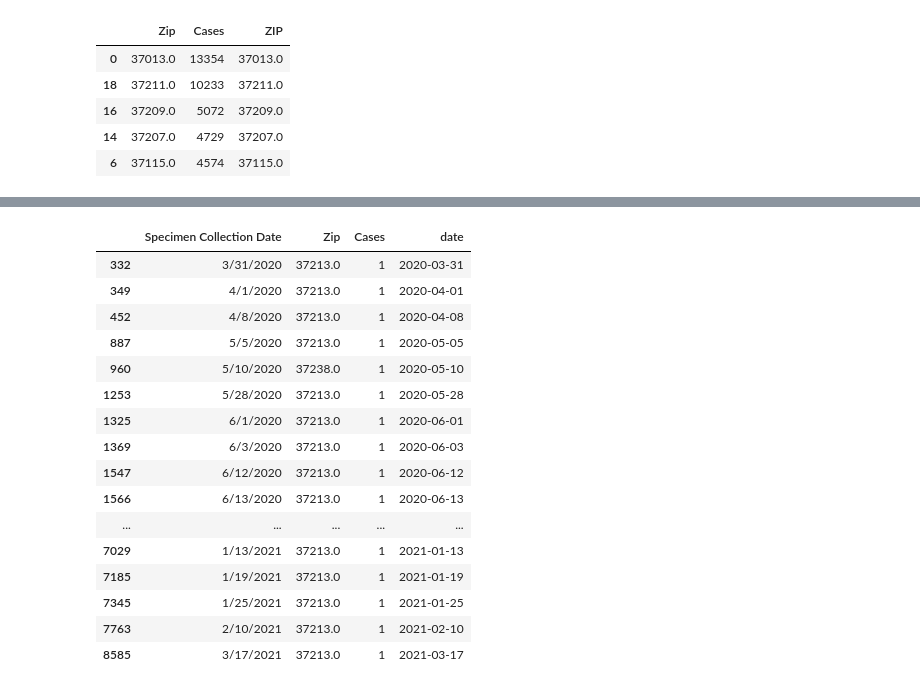
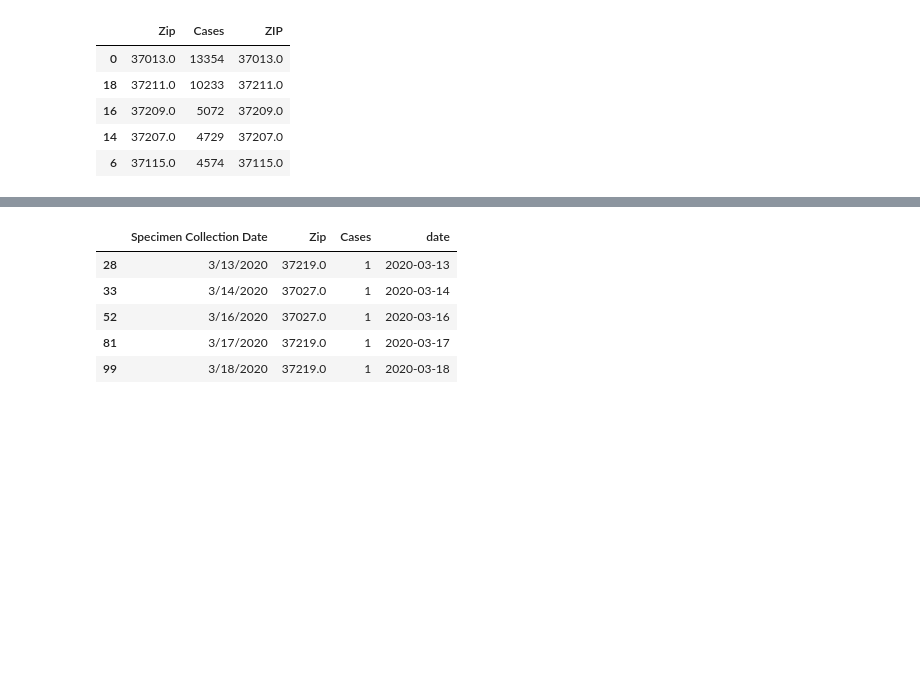
Before and after one commit to Chericehere/nash-covid-cases-vaccines-sky_cranes, a Jupyter notebook: covid.ipynb, the cells around one changed output, grey strips where cells are left out. Saved outputs shown, nothing was run; the diff lists cells and outputs as text; code cells hidden in the pictures; blank space fills up the shorter version.

```diff
--- a/covid.ipynb
+++ b/covid.ipynb
@@ -28,0 +31,3 @@ top_5_z=cases_zip_ord.head(3)
+# %%
+top_5_b=cases_zip_ord.tail(5)
+top_5_b
@@ -46,23 +51,10 @@ case_count_dfff
-# %%
-top_5_b=cases_zip_ord.tail(3)
 # %%
 case_count_bot=case_count_df[case_count_df['Zip'].isin(top_5_b.ZIP)]
-case_count_bot
+case_count_bot.head(5)
 # %% [output]
 |  | Specimen Collection Date | Zip | Cases | date |
-| 332 | 3/31/2020 | 37213.0 | 1 | 2020-03-31 |
-| 349 | 4/1/2020 | 37213.0 | 1 | 2020-04-01 |
-| 452 | 4/8/2020 | 37213.0 | 1 | 2020-04-08 |
-| 887 | 5/5/2020 | 37213.0 | 1 | 2020-05-05 |
-| 960 | 5/10/2020 | 37238.0 | 1 | 2020-05-10 |
-| 1253 | 5/28/2020 | 37213.0 | 1 | 2020-05-28 |
-| 1325 | 6/1/2020 | 37213.0 | 1 | 2020-06-01 |
-| 1369 | 6/3/2020 | 37213.0 | 1 | 2020-06-03 |
-| 1547 | 6/12/2020 | 37213.0 | 1 | 2020-06-12 |
-| 1566 | 6/13/2020 | 37213.0 | 1 | 2020-06-13 |
-| ... | ... | ... | ... | ... |
-| 7029 | 1/13/2021 | 37213.0 | 1 | 2021-01-13 |
-| 7185 | 1/19/2021 | 37213.0 | 1 | 2021-01-19 |
-| 7345 | 1/25/2021 | 37213.0 | 1 | 2021-01-25 |
-| 7763 | 2/10/2021 | 37213.0 | 1 | 2021-02-10 |
-| 8585 | 3/17/2021 | 37213.0 | 1 | 2021-03-17 |
+| 28 | 3/13/2020 | 37219.0 | 1 | 2020-03-13 |
+| 33 | 3/14/2020 | 37027.0 | 1 | 2020-03-14 |
+| 52 | 3/16/2020 | 37027.0 | 1 | 2020-03-16 |
+| 81 | 3/17/2020 | 37219.0 | 1 | 2020-03-17 |
+| 99 | 3/18/2020 | 37219.0 | 1 | 2020-03-18 |
```
Also changed, not shown: parts of 34 cells of this notebook, 4 other files.
